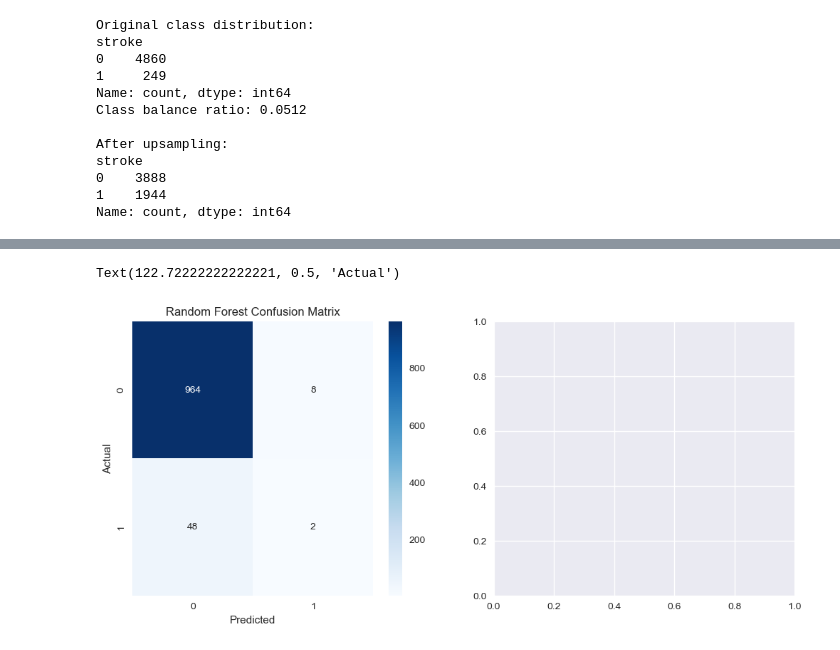
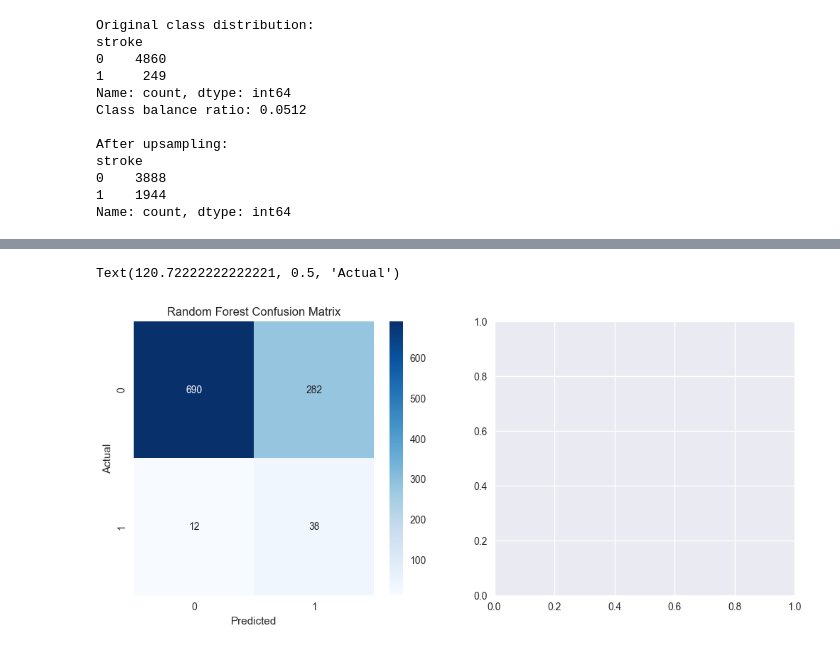
Before and after one commit to MMeer/ml_class_stroke, a Jupyter notebook: Stroke_modelbasic_lakshmiV.1.ipynb, the cells around one changed output, grey strips where cells are left out. Drawn from its saved outputs; the diff is of its cells as text; code cells hidden in the pictures.

Commit message:
optimized classification thresholds for balanced trade-off between precision and recall

```diff
--- a/Stroke_modelbasic_lakshmiV.1.ipynb
+++ b/Stroke_modelbasic_lakshmiV.1.ipynb
@@ -276,7 +276,7 @@ df_minority = df_train[df_train.stroke == 1]
 # Upsample minority class
 df_minority_upsampled = resample(df_minority,
                                 replace=True,
-                                n_samples=len(df_majority)//2,
+                                n_samples=len(df_majority)//2)
 df_upsampled = pd.concat([df_majority, df_minority_upsampled])
 
 # Separate features and target
@@ -351,0 +354,20 @@ AUC-ROC Score: 0.8358
+# %%
+rf_threshold = 0.07
+lr_threshold = 0.59
+
+
+# Apply threshold to predicted probabilities
+rf_pred_thresh = (rf_pred_proba >= rf_threshold).astype(int)
+lr_pred_thresh = (lr_pred_proba >= lr_threshold).astype(int)
+
+# Evaluate Random Forest
+print("\n=== Random Forest (Threshold = 0.07) ===")
+print(confusion_matrix(y_test, rf_pred_thresh))
+print(classification_report(y_test, rf_pred_thresh))
+print(f"ROC AUC Score: {roc_auc_score(y_test, rf_pred_proba):.4f}")
+
+# Evaluate Logistic Regression
+print("\n=== Logistic Regression (Threshold = 0.59) ===")
+print(confusion_matrix(y_test, lr_pred_thresh))
+print(classification_report(y_test, lr_pred_thresh))
+print(f"ROC AUC Score: {roc_auc_score(y_test, lr_pred_proba):.4f}")
@@ -352,15 +392,15 @@ AUC-ROC Score: 0.8358
 # %%
 # Confusion matrices
 fig, axes = plt.subplots(1, 2, figsize=(12, 5))
 
 # Random Forest confusion matrix
-cm_rf = confusion_matrix(y_test, rf_predictions)
+cm_rf = confusion_matrix(y_test, rf_pred_thresh)
 sns.heatmap(cm_rf, annot=True, fmt='d', ax=axes[0], cmap='Blues')
 axes[0].set_title('Random Forest Confusion Matrix')
 axes[0].set_xlabel('Predicted')
 axes[0].set_ylabel('Actual')
 # %% [output]
-Text(122.72222222222221, 0.5, 'Actual')
+Text(120.72222222222221, 0.5, 'Actual')
-[figure, old version]
+[figure, new version]
 # %%
 # Logistic Regression confusion matrix
```
Also changed, not shown: parts of 7 cells of this notebook.
